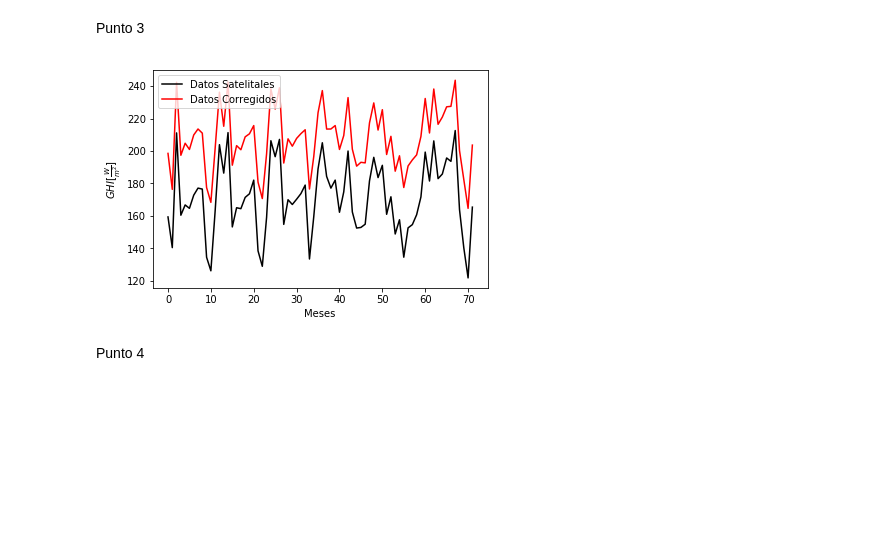
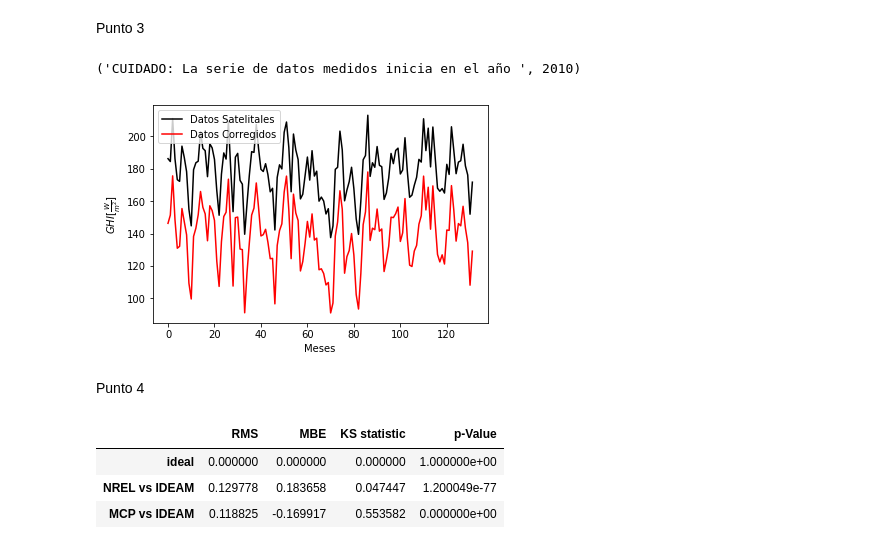
Before and after one commit to JuanVillegasSantos/Herramientas-Computacionales-IMEC3602, a Jupyter notebook: 02_taller01/solucionTaller.ipynb, the cells around one changed output. Saved outputs shown, nothing was run; the diff lists cells and outputs as text; code cells hidden in the pictures; blank space fills up the shorter version.

```diff
--- a/02_taller01/solucionTaller.ipynb
+++ b/02_taller01/solucionTaller.ipynb
@@ -116,6 +134,7 @@ def plotPorCiudad (agnoInicial,mesInicial,agnoFinal,mesFinal,ciudad):
 # %%
-plotPorCiudad(2007,1,2015,1,"Barranquilla")
+plotPorCiudad(2010,1,2015,1,"Barranquilla")
 # %% [output]
+('CUIDADO: La serie de datos medidos inicia en el año ', 2010)
-[figure, old version]
+[figure, new version]
 # %% [markdown]
 Punto 4
@@ -121,0 +197,7 @@ Punto 4
+# %%
+errores(2007,1,2015,1,"Cali")
+# %% [output]
+|  | RMS | MBE | KS statistic | p-Value |
+| ideal | 0.000000 | 0.000000 | 0.000000 | 1.000000e+00 |
+| NREL vs IDEAM | 0.129778 | 0.183658 | 0.047447 | 1.200049e-77 |
+| MCP vs IDEAM | 0.118825 | -0.169917 | 0.553582 | 0.000000e+00 |
```
Also changed, not shown: parts of 7 cells of this notebook.
